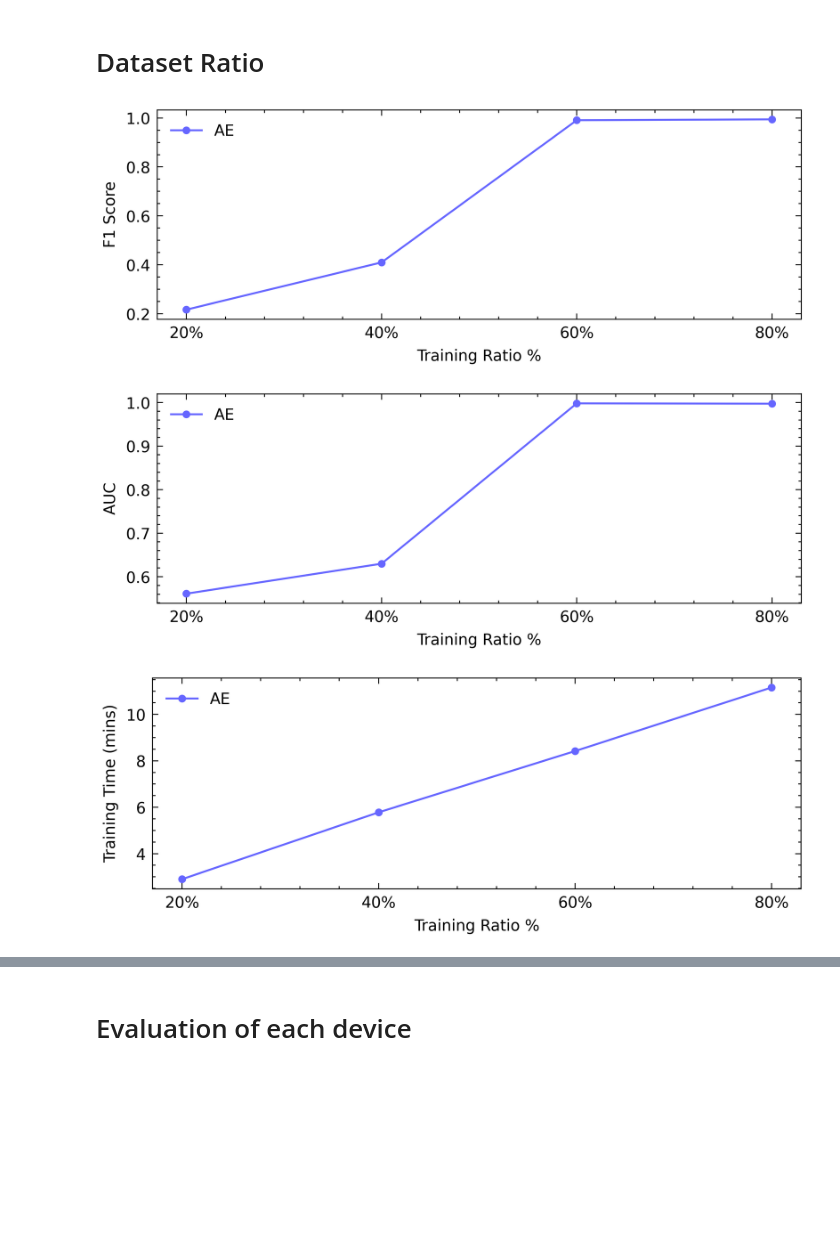
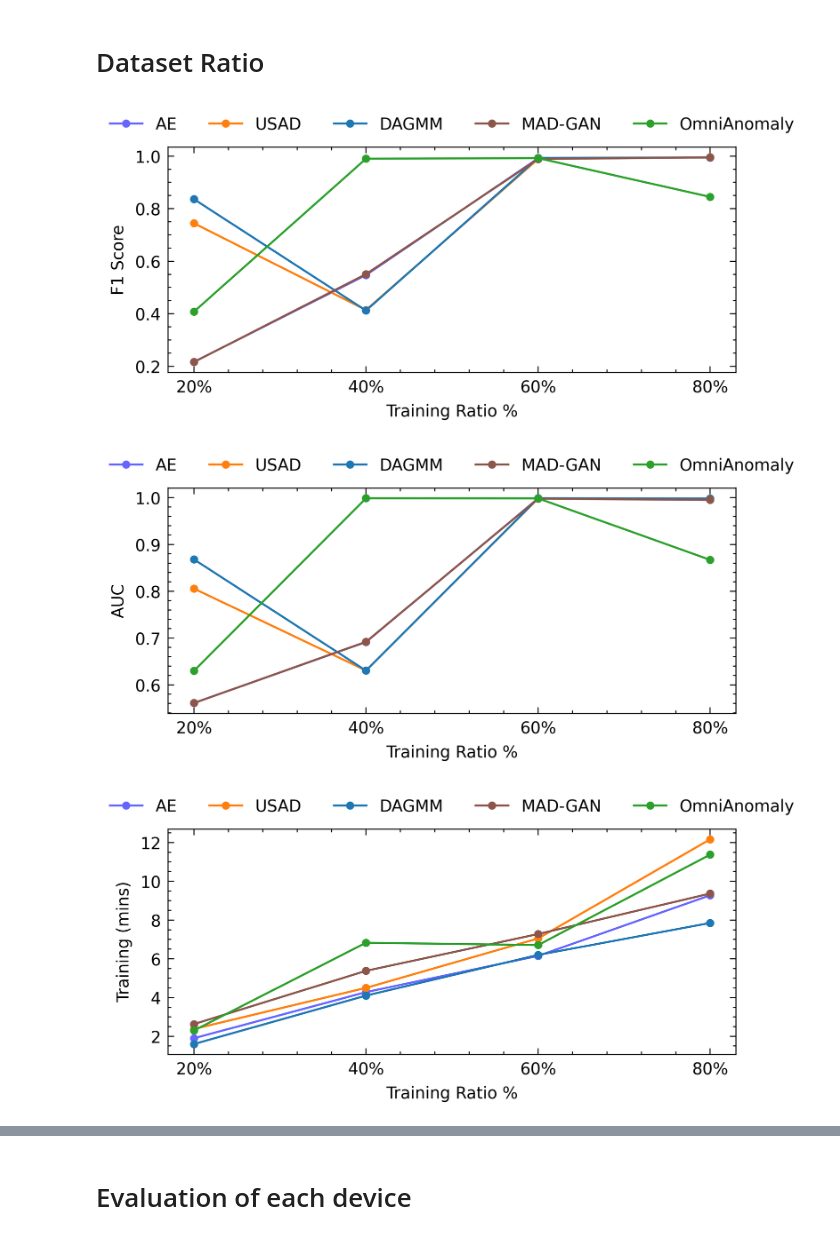
Before and after one commit to KL-DL-ML/federated-learning-autoencoder-anomaly-detection, a Jupyter notebook: evaluation.ipynb, the cells around one changed output, grey strips where cells are left out. Saved outputs shown, nothing was run; the diff lists cells and outputs as text; code cells hidden in the pictures; blank space fills up the shorter version.

```diff
--- a/evaluation.ipynb
+++ b/evaluation.ipynb
@@ -59,10 +75,21 @@ xticks = ['20%', '40%', '60%', '80%']
+# %%
+ae_d_f1 = [0.2164, 0.5471, 0.9915, 0.9945]
+usad_d_f1 = [0.7443, 0.4142, 0.9891, 0.9955]
+dagmm_d_f1 = [0.8361, 0.4120, 0.9930, 0.9948]
+madgan_d_f1 = [0.2159, 0.5506, 0.9890, 0.9950]
+omni_d_f1 = [0.4076, 0.9901, 0.9923, 0.8446]
+xticks = ['20%', '40%', '60%', '80%']
 # %%
-plt.figure(figsize=(6, 2))
-plt.plot(dataset_size_f1, color='#6666FF', marker='.', linestyle='-', label='AE')
+plt.figure(figsize=(5, 2))
+plt.plot(ae_d_f1, color='#6666ff', marker='.', linestyle='-', label='AE')
+plt.plot(usad_d_f1, color='#ff7f0e', marker='.', linestyle='-', label='USAD')
+plt.plot(dagmm_d_f1, color='#1f77b4', marker='.', linestyle='-', label='DAGMM')
+plt.plot(madgan_d_f1, color='#8c564b', marker='.', linestyle='-', label='MAD-GAN')
+plt.plot(omni_d_f1, color='#2ca02c', marker='.', linestyle='-', label='OmniAnomaly')
 plt.xticks(range(len(xticks)), xticks)
 plt.xlabel('Training Ratio %')
 plt.ylabel('F1 Score')
-plt.legend()
+plt.legend(loc='upper center', bbox_to_anchor=(0.5, 1.2), ncol=5)
 plt.show()
 # %% [output]
-[figure, old version]
+[figure, new version]
@@ -69,10 +103,14 @@ plt.show()
 # %%
-plt.figure(figsize=(6, 2))
-plt.plot(dataset_size_auc, color='#6666FF', marker='.', linestyle='-', label='AE')
+plt.figure(figsize=(5, 2))
+plt.plot(ae_d_auc, color='#6666FF', marker='.', linestyle='-', label='AE')
+plt.plot(usad_d_auc, color='#ff7f0e', marker='.', linestyle='-', label='USAD')
+plt.plot(dagmm_d_auc, color='#1f77b4', marker='.', linestyle='-', label='DAGMM')
+plt.plot(madgan_d_auc, color='#8c564b', marker='.', linestyle='-', label='MAD-GAN')
+plt.plot(omni_d_auc, color='#2ca02c', marker='.', linestyle='-', label='OmniAnomaly')
 plt.xticks(range(len(xticks)), xticks)
 plt.xlabel('Training Ratio %')
 plt.ylabel('AUC')
-plt.legend()
+plt.legend(loc='upper center', bbox_to_anchor=(0.5, 1.2), ncol=5)
 plt.show()
 # %% [output]
-[figure, old version]
+[figure, new version]
@@ -79,11 +123,15 @@ plt.show()
 # %%
-plt.figure(figsize=(6, 2))
-plt.plot(dataset_size_time, color='#6666FF', marker='.', linestyle='-', label='AE')
+plt.figure(figsize=(5, 2))
+plt.plot(ae_d_t, color='#6666FF', marker='.', linestyle='-', label='AE')
+plt.plot(usad_d_t, color='#ff7f0e', marker='.', linestyle='-', label='USAD')
+plt.plot(dagmm_d_t, color='#1f77b4', marker='.', linestyle='-', label='DAGMM')
+plt.plot(madgan_d_t, color='#8c564b', marker='.', linestyle='-', label='MAD-GAN')
+plt.plot(omni_d_t, color='#2ca02c', marker='.', linestyle='-', label='OmniAnomaly')
 plt.xticks(range(len(xticks)), xticks)
 plt.xlabel('Training Ratio %')
-plt.ylabel('Training Time (mins)')
-plt.legend()
+plt.ylabel('Training (mins)')
+plt.legend(loc='upper center', bbox_to_anchor=(0.5, 1.2), ncol=5)
 plt.show()
 # %% [output]
-[figure, old version]
+[figure, new version]
 # %%
```
Also changed, not shown: parts of 14 cells of this notebook, 14 other files.
